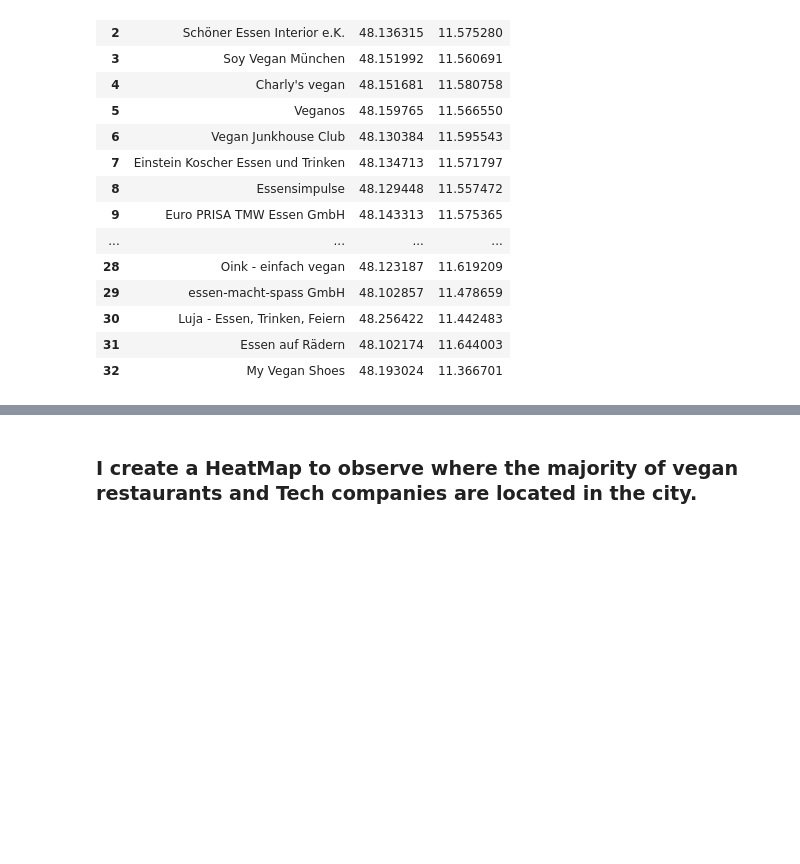
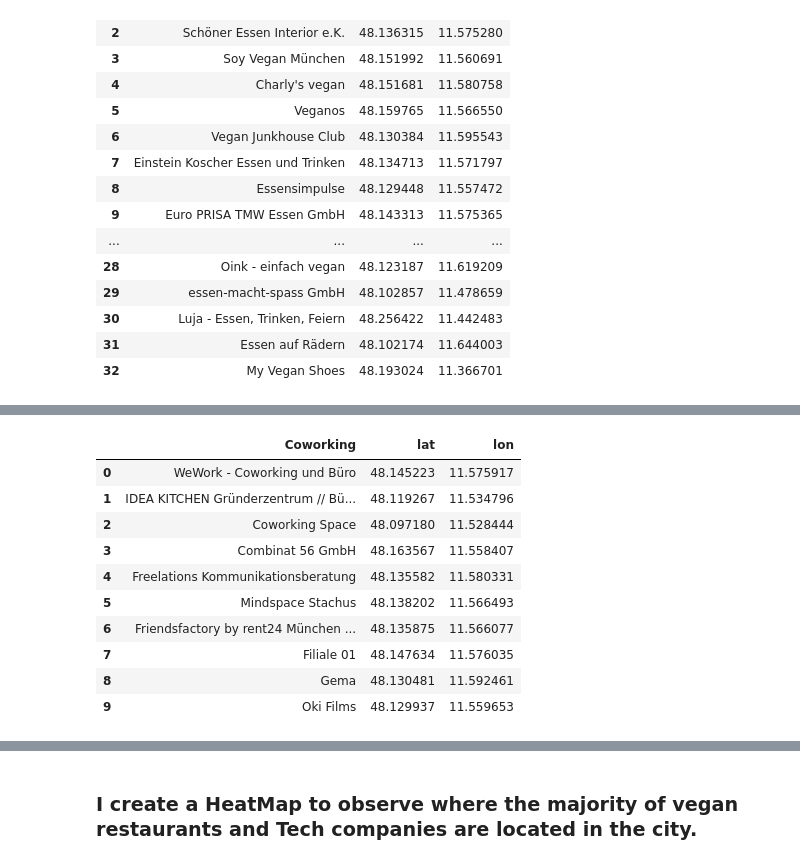
Before and after one commit to victorjrp92/Establishing-a-Tech-Company-in-Germany, a Jupyter notebook: Project3.ipynb, the cells around one changed output, grey strips where cells are left out. Cells and saved outputs as stored; diff of their text form; code cells hidden in the pictures; blank space fills up the shorter version.

```diff
--- a/Project3.ipynb
+++ b/Project3.ipynb
@@ -432,0 +442,13 @@ df_veganr
+# %%
+def name_coordinates (dict_):
+
+    processed_dict = {"Starbucks": dict_["name"],
+                     "lat": dict_["geocodes"]["main"]["latitude"],
+                     "lon": dict_["geocodes"]["main"]["longitude"]}
+
+    return processed_dict
+# %%
+name_coordinates (response_3.json()["results"][0])
+new_list_3 = []
+for i in response_3.json()["results"]:
+    new_list_3.append(name_coordinates(i))
@@ -433 +469,39 @@ df_veganr
+# %%
+url_4 = "https://api.foursquare.com/v3/places/search?query=coworking&ll=48.13755785557058%2C11.57557724397345&session_token=50"
+response_4 = requests.get(url, headers=headers)
+# %%
+len(response_4.json()["results"])
+response_4.json()["results"][0]
+coordinates_4 = response_4.json()["results"][0]["geocodes"]["main"]
+lat_4, lon_4 = coordinates_4["latitude"], coordinates_4["longitude"]
+name_4 = response_4.json()["results"][0]["name"]
+
+def name_coordinates (dict_):
+
+    processed_dict = {"Coworking": dict_["name"],
+                     "lat": dict_["geocodes"]["main"]["latitude"],
+                     "lon": dict_["geocodes"]["main"]["longitude"]}
+
+    return processed_dict
+
+
+name_coordinates (response_4.json()["results"][0])
+new_list_4 = []
+for i in response_4.json()["results"]:
+    new_list_4.append(name_coordinates(i))
+# %%
+df_coworking = pd.DataFrame(new_list_4)
+df_coworking
+# %% [output]
+|  | Coworking | lat | lon |
+| 0 | WeWork - Coworking und Büro | 48.145223 | 11.575917 |
+| 1 | IDEA KITCHEN Gründerzentrum // Bü... | 48.119267 | 11.534796 |
+| 2 | Coworking Space | 48.097180 | 11.528444 |
+| 3 | Combinat 56 GmbH | 48.163567 | 11.558407 |
+| 4 | Freelations Kommunikationsberatung | 48.135582 | 11.580331 |
+| 5 | Mindspace Stachus | 48.138202 | 11.566493 |
+| 6 | Friendsfactory by rent24 München ... | 48.135875 | 11.566077 |
+| 7 | Filiale 01 | 48.147634 | 11.576035 |
+| 8 | Gema | 48.130481 | 11.592461 |
+| 9 | Oki Films | 48.129937 | 11.559653 |
 # %%
```
Also changed, not shown: parts of 6 cells of this notebook.
